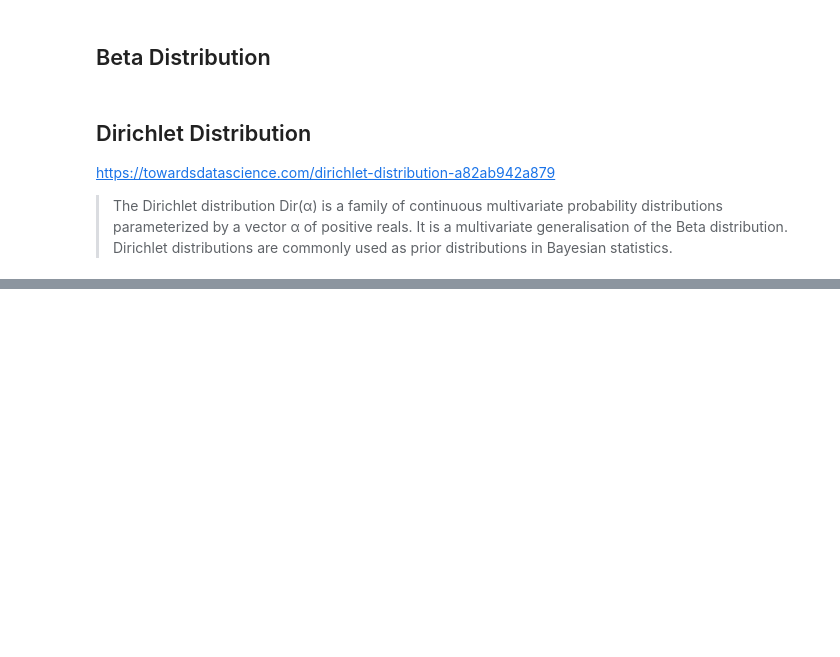
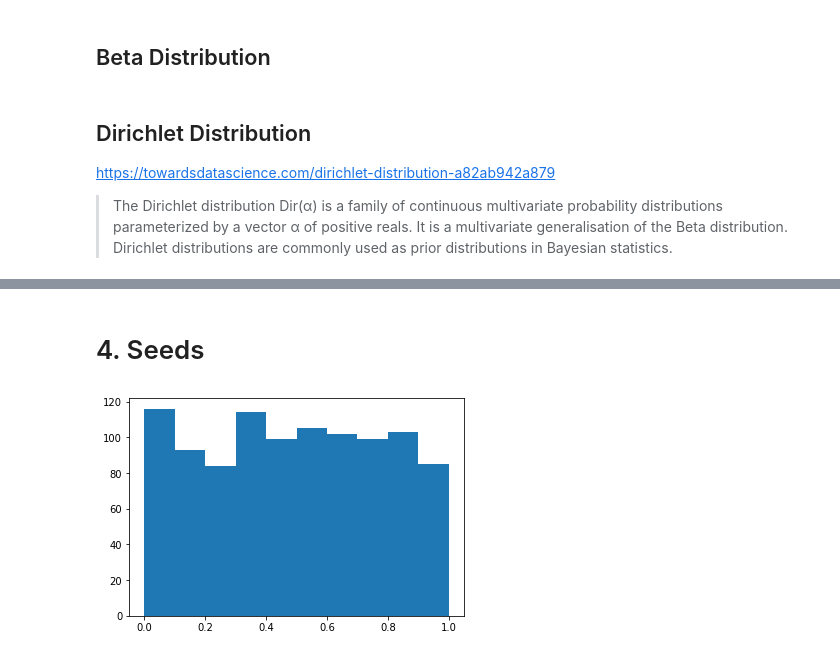
Before and after one commit to ANihill/prog-practical-assignment, a Jupyter notebook: Programming for Data Analysis - Practical Assignments.ipynb, the cells around one changed output, grey strips where cells are left out. Saved outputs shown, nothing was run; the diff lists cells and outputs as text; code cells hidden in the pictures; blank space fills up the shorter version.

```diff
--- a/Programming for Data Analysis - Practical Assignments.ipynb
+++ b/Programming for Data Analysis - Practical Assignments.ipynb
@@ -127,0 +151,8 @@ array([0.31686854, 0.09638477, 0.58674668])
+# %% [markdown]
+# 4. Seeds
+# %%
+x = np.random.rand(1000)
+plt.hist(x)
+plt.show()
+# %% [output]
+[figure, added]
```
Also changed, not shown: parts of 22 cells of this notebook.
